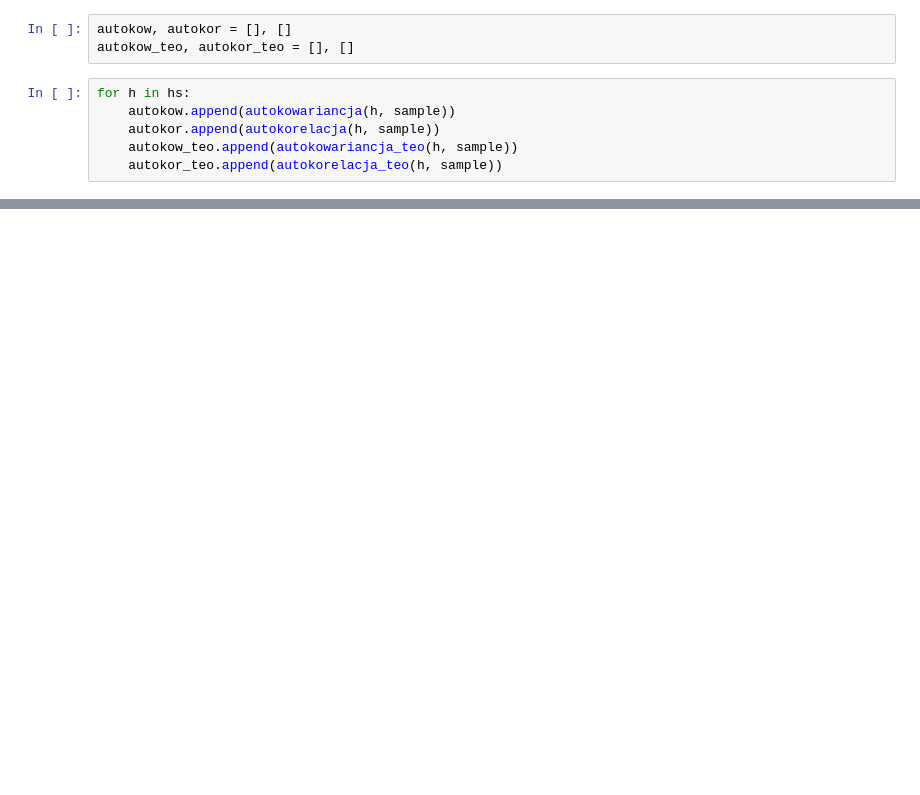
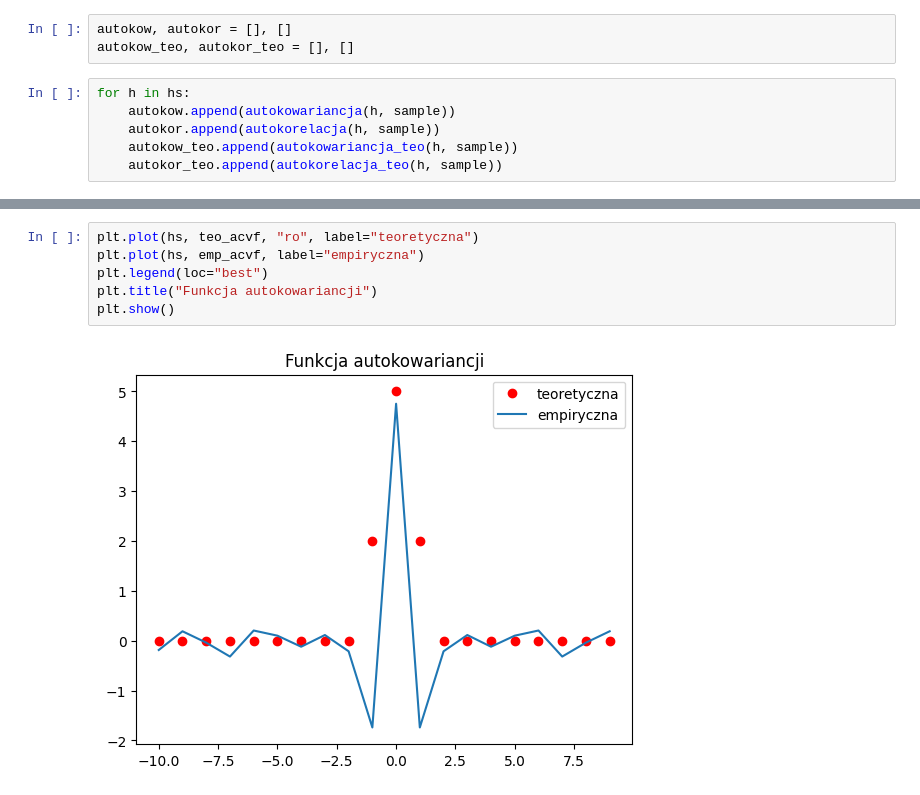
Before and after one commit to rafglo/Computer-Analysis-of-Time-Series, a Jupyter notebook: lista4.ipynb, the cells around one changed output, grey strips where cells are left out. Drawn from its saved outputs; the diff is of its cells as text; blank space fills up the shorter version.

```diff
--- a/lista4.ipynb
+++ b/lista4.ipynb
@@ -53,0 +130,8 @@ plt.show()
+# %%
+plt.plot(hs, teo_acvf, "ro", label="teoretyczna")
+plt.plot(hs, emp_acvf, label="empiryczna")
+plt.legend(loc="best")
+plt.title("Funkcja autokowariancji")
+plt.show()
+# %% [output]
+[figure, added]
```
Also changed, not shown: parts of 13 cells of this notebook.
